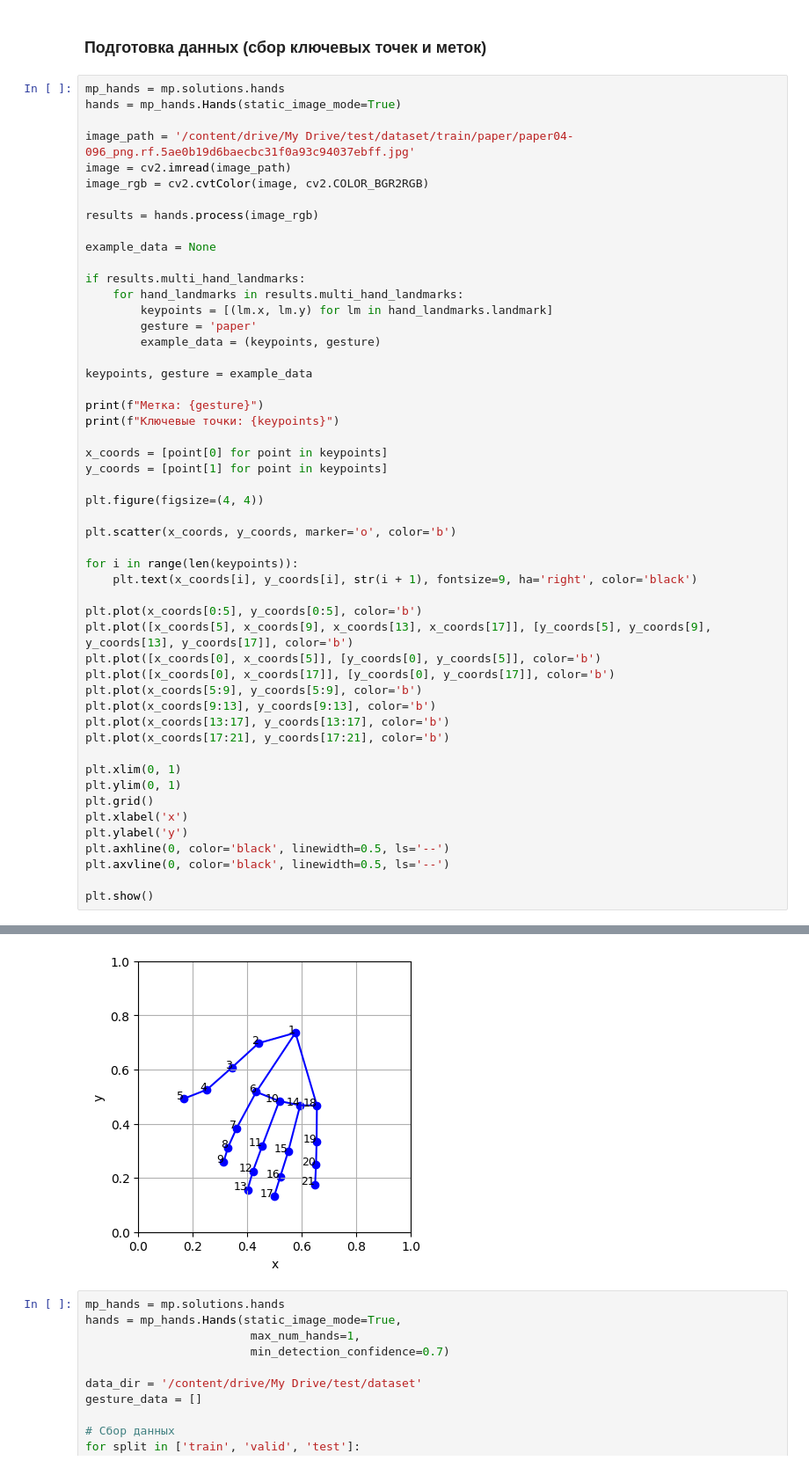
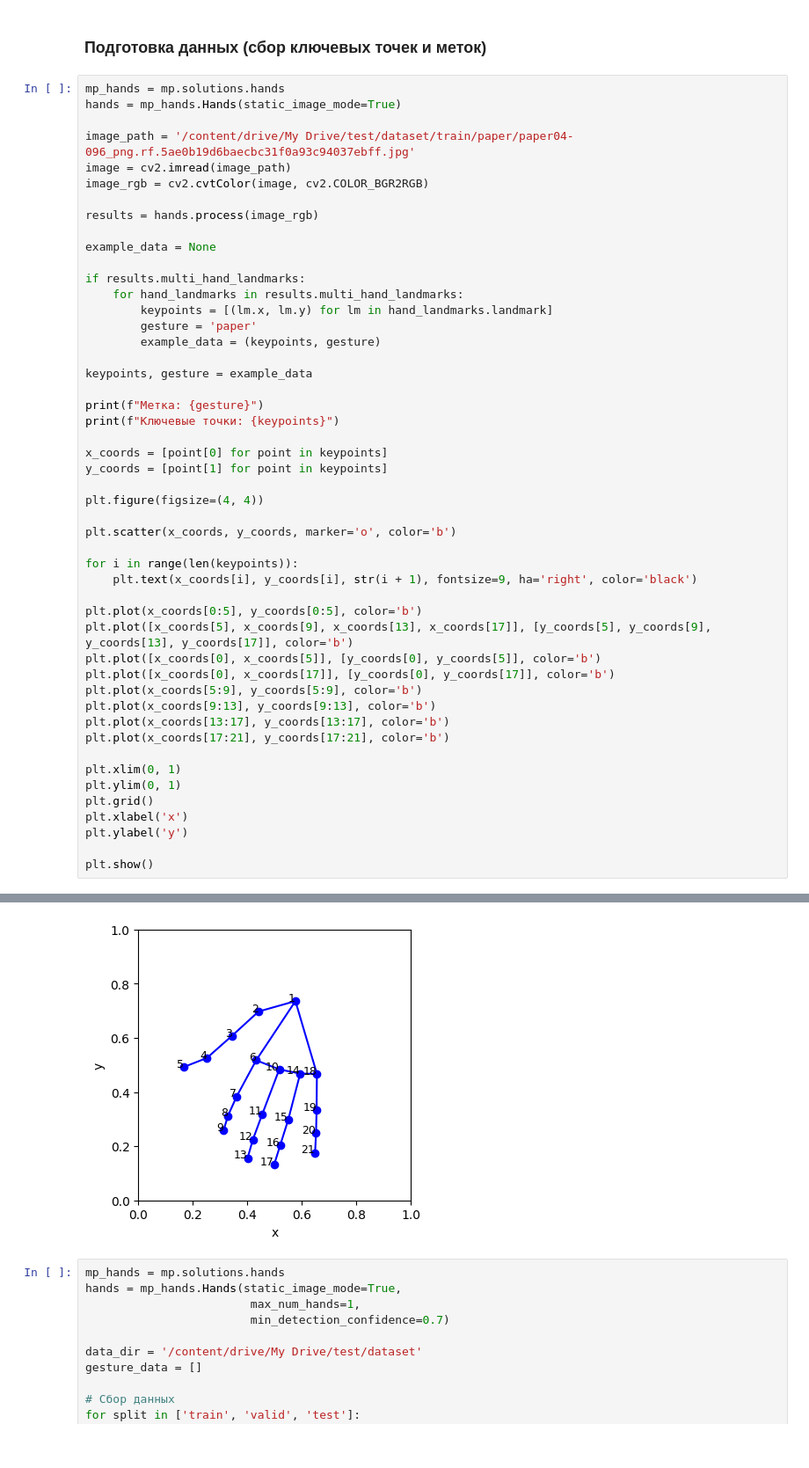
Before and after one commit to sotvictory/DL-Practice, a Jupyter notebook: Computer_vision_basics/HW_6_Rock_paper_scissors/rock_paper_scissors.ipynb, the cells around one changed output, grey strips where cells are left out. Shown at 88% size. Saved outputs shown, nothing was run; the diff lists cells and outputs as text.

```diff
--- a/Computer_vision_basics/HW_6_Rock_paper_scissors/rock_paper_scissors.ipynb
+++ b/Computer_vision_basics/HW_6_Rock_paper_scissors/rock_paper_scissors.ipynb
@@ -155,36 +155,34 @@ print(f"Ключевые точки: {keypoints}")
 
 x_coords = [point[0] for point in keypoints]
 y_coords = [point[1] for point in keypoints]
 
 plt.figure(figsize=(4, 4))
 
 plt.scatter(x_coords, y_coords, marker='o', color='b')
 
 for i in range(len(keypoints)):
     plt.text(x_coords[i], y_coords[i], str(i + 1), fontsize=9, ha='right', color='black')
 
 plt.plot(x_coords[0:5], y_coords[0:5], color='b')
 plt.plot([x_coords[5], x_coords[9], x_coords[13], x_coords[17]], [y_coords[5], y_coords[9], y_coords[13], y_coords[17]], color='b')
 plt.plot([x_coords[0], x_coords[5]], [y_coords[0], y_coords[5]], color='b')
 plt.plot([x_coords[0], x_coords[17]], [y_coords[0], y_coords[17]], color='b')
 plt.plot(x_coords[5:9], y_coords[5:9], color='b')
 plt.plot(x_coords[9:13], y_coords[9:13], color='b')
 plt.plot(x_coords[13:17], y_coords[13:17], color='b')
 plt.plot(x_coords[17:21], y_coords[17:21], color='b')
 
 plt.xlim(0, 1)
 plt.ylim(0, 1)
 plt.grid()
 plt.xlabel('x')
 plt.ylabel('y')
-plt.axhline(0, color='black', linewidth=0.5, ls='--')
-plt.axvline(0, color='black', linewidth=0.5, ls='--')
 
 plt.show()
 # %% [output]
 Метка: paper
 Ключевые точки: [(0.5764349102973938, 0.735598087310791), (0.4411352872848511, 0.6970967054367065), (0.3428535461425781, 0.6067233681678772), (0.25165706872940063, 0.5256050229072571), (0.167726367712 ...
-[figure, old version]
+[figure, new version]
 # %%
 mp_hands = mp.solutions.hands
 hands = mp_hands.Hands(static_image_mode=True,
```
